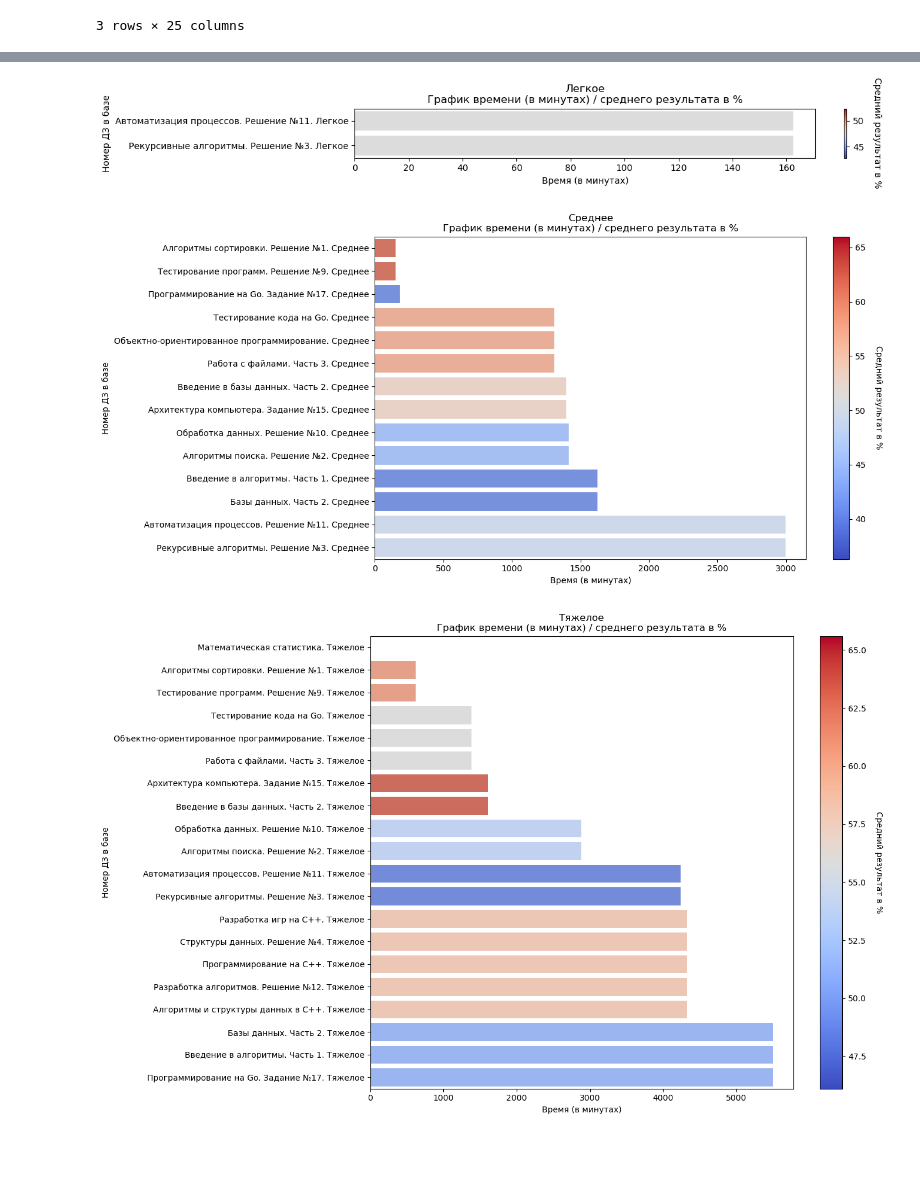
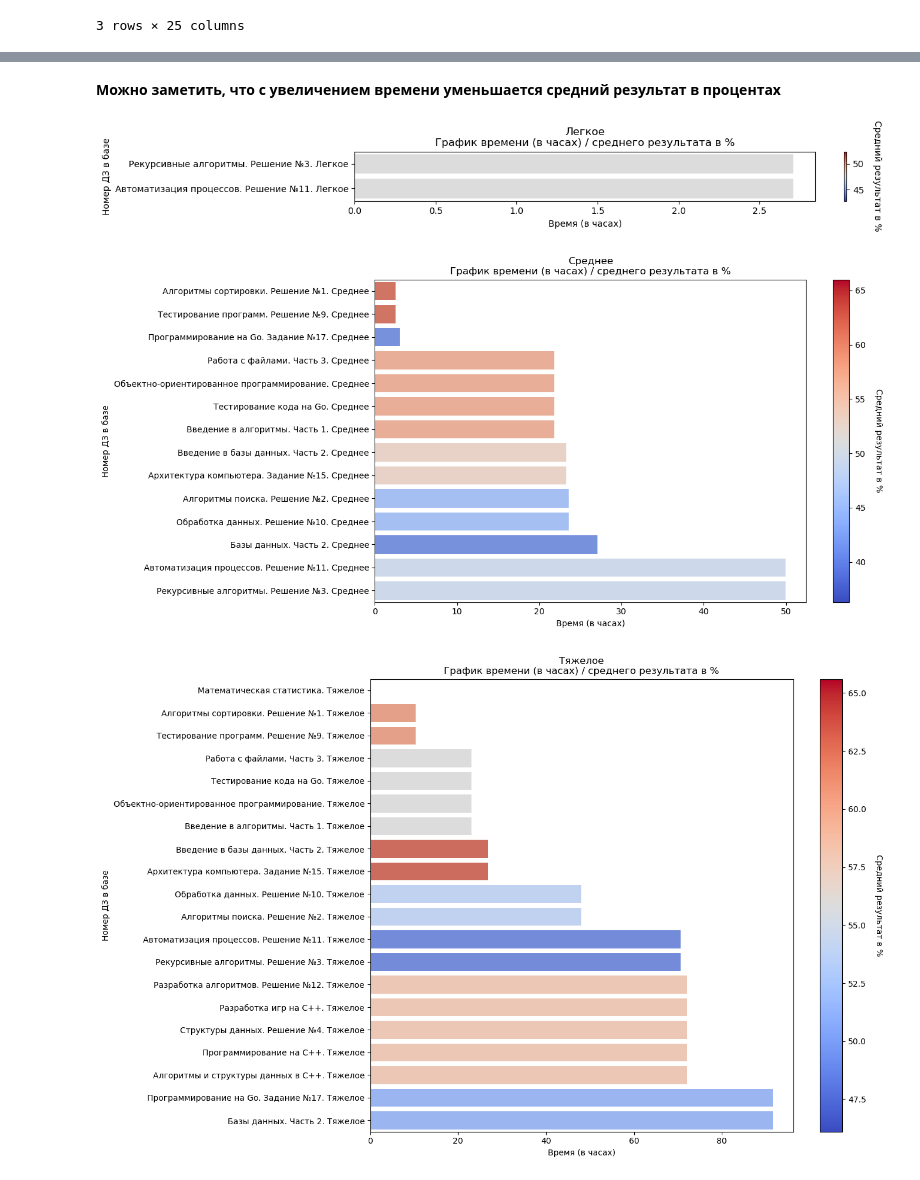
Before and after one commit to serioio321/homework_analysis, a Jupyter notebook: homework_analysis.ipynb, the cells around one changed output, grey strips where cells are left out. Drawn from its saved outputs; the diff is of its cells as text; code cells hidden in the pictures; blank space fills up the shorter version.

```diff
--- a/homework_analysis.ipynb
+++ b/homework_analysis.ipynb
@@ -55,8 +55,8 @@ def convert_to_numeric(value):
 # удаление строк с пропущенными данными в столбиках, нужных для будущего результата
 data = data.dropna(subset=['% сдачи ДЗ', 'средний результат в %', '80 процентиль времени решения ДЗ'])
 
-data['80 процентиль времени решения ДЗ'] = pd.to_timedelta(data['80 процентиль времени решения ДЗ']).dt.total_seconds() / 60
-data = data.rename(columns={'80 процентиль времени решения ДЗ': '80 процентиль времени решения ДЗ в минутах'})
+data['80 процентиль времени решения ДЗ'] = pd.to_timedelta(data['80 процентиль времени решения ДЗ']).dt.total_seconds() / 60 / 60
+data = data.rename(columns={'80 процентиль времени решения ДЗ': '80 процентиль времени решения ДЗ в часах'})
 
 data['% сдачи ДЗ'] = data['% сдачи ДЗ'].apply(convert_to_numeric)
 data['средний результат в %'] = data['средний результат в %'].apply(convert_to_numeric)
@@ -131,0 +63,18 @@ groupby_traсk.describe()
+# %%
+# в датасет беру только нужные метрики, также использую 80 процентиль времени решения ДЗ,
+# чтобы избавится от сильных выбросов
+filtered_data = data.copy()[['ДЗ в базе', 'сдали ДЗ', '80 процентиль времени решения ДЗ в часах', '% сдачи ДЗ', 'средний результат в %']]
+
+# для группировки по 3 уровням сложности ДЗ эти уровни убираются из названий, чтобы они стали идентичными
+filtered_data['ДЗ в базе'] = filtered_data['ДЗ в базе'].str.replace(r'\s*(?:Легкое|Среднее|Тяжелое)\s*', '', regex=True)
+
+# чтобы более правильно взять статистику будут использоваться взвешенные средние
+weighted_avg = lambda x: np.average(x, weights=filtered_data.loc[x.index, '% сдачи ДЗ'])
+
+groupby_traсk = filtered_data.groupby('ДЗ в базе').agg({
+    '% сдачи ДЗ': 'mean',
+    '80 процентиль времени решения ДЗ в часах': weighted_avg,
+    'средний результат в %': weighted_avg
+}).reset_index()
+
+groupby_traсk.head(5)
@@ -132,7 +100,7 @@ groupby_traсk.describe()
 # %%
 groupby_traсk_copy = groupby_traсk.copy()
 # сортировка по времени, чтобы график выглядел приятно
-groupby_traсk_copy = groupby_traсk_copy.sort_values(by='80 процентиль времени решения ДЗ в минутах')
+groupby_traсk_copy = groupby_traсk_copy.sort_values(by='80 процентиль времени решения ДЗ в часах')
 
 plt.figure(figsize=(18, 10))
 plt.subplots_adjust(left=0.4)
@@ -142,10 +110,10 @@ norm = plt.Normalize(groupby_traсk_copy['средний результат в %
 sm = plt.cm.ScalarMappable(cmap='coolwarm', norm=norm)
 
 # цвет кажодой линии зависит от среднего результата
-ax = sns.barplot(x='80 процентиль времени решения ДЗ в минутах', y='ДЗ в базе', data=groupby_traсk_copy, palette='coolwarm', hue='средний результат в %', dodge=False)
+ax = sns.barplot(x='80 процентиль времени решения ДЗ в часах', y='ДЗ в базе', data=groupby_traсk_copy, palette='coolwarm', hue='средний результат в %', dodge=False)
 
-plt.title('График времени (в минутах) / среднего результата в %')
-plt.xlabel('Время (в минутах)')
+plt.title('График времени (в часах) / среднего результата в %')
+plt.xlabel('Время (в часах)')
 plt.ylabel('Номер ДЗ в базе')
 ax.legend().set_visible(False)
 
@@ -161,39 +129,41 @@ plt.show()
+# %% [markdown]
+**Можно заметить, что с увеличением времени уменьшается средний результат в процентах**
 # %%
 data_copy = data.copy()
 # максимальное время ограничено для более понятной визуализации
-data_copy['80 процентиль времени решения ДЗ в минутах'] = data_copy['80 процентиль времени решения ДЗ в минутах'].apply(lambda x: min(x, 6000))
+data_copy['80 процентиль времени решения ДЗ в часах'] = data_copy['80 процентиль времени решения ДЗ в часах'].apply(lambda x: min(x, 6000))
 # для более чательного анализа будем рассматривать только те ДЗ, которые уже набрали 20 и более решений
 # искать проблемы нужно в задачах, в которых средний результат ниже среднего
 data_sort_copy = data_copy[(data_copy['сдали ДЗ'] >= 20 ) & (data_copy['средний результат в %'] < 67.038589)]
-data_sort_copy = data_sort_copy.sort_values(by='80 процентиль времени решения ДЗ в минутах')
+data_sort_copy = data_sort_copy.sort_values(by='80 процентиль времени решения ДЗ в часах')
 
 # построение графика для каждого уровня сложности ДЗ
 for track in ['Легкое', 'Среднее', 'Тяжелое']:
 
     data_track = data_sort_copy[data_sort_copy['ДЗ в базе'].str.contains(track)]
 
     # размер графика зависит от кол-ва найденных строк
     plt.figure(figsize=(18, min(10, data_track.shape[0] * 0.5)))
     plt.subplots_adjust(left=0.4)
 
     norm = plt.Normalize(data_track['средний результат в %'].min(), data_track['средний результат в %'].max())
     sm = plt.cm.ScalarMappable(cmap='coolwarm', norm=norm)
 
-    ax = sns.barplot(x='80 процентиль времени решения ДЗ в минутах', y='ДЗ в базе', data=data_track, palette='coolwarm', hue='средний результат в %', dodge=False)
+    ax = sns.barplot(x='80 процентиль времени решения ДЗ в часах', y='ДЗ в базе', data=data_track, palette='coolwarm', hue='средний результат в %', dodge=False)
 
-    plt.title(f'{track}\nГрафик времени (в минутах) / среднего результата в %')
-    plt.xlabel('Время (в минутах)')
+    plt.title(f'{track}\nГрафик времени (в часах) / среднего результата в %')
+    plt.xlabel('Время (в часах)')
     plt.ylabel('Номер ДЗ в базе')
     ax.legend().set_visible(False)
 
     cbar = ax.figure.colorbar(sm, ax=ax)
     cbar.set_label('Средний результат в %', rotation=270, labelpad=20)
 
     # при необходимости сохранить график
     # plt.savefig(f'output_plot_{track}.png', dpi=300, bbox_inches='tight')
 
     plt.show()
 # %% [output]
-[figure, old version]
+[figure, new version]
-[figure, old version]
+[figure, new version]
-[figure, old version]
+[figure, new version]
```
Also changed, not shown: parts of 13 cells of this notebook.
